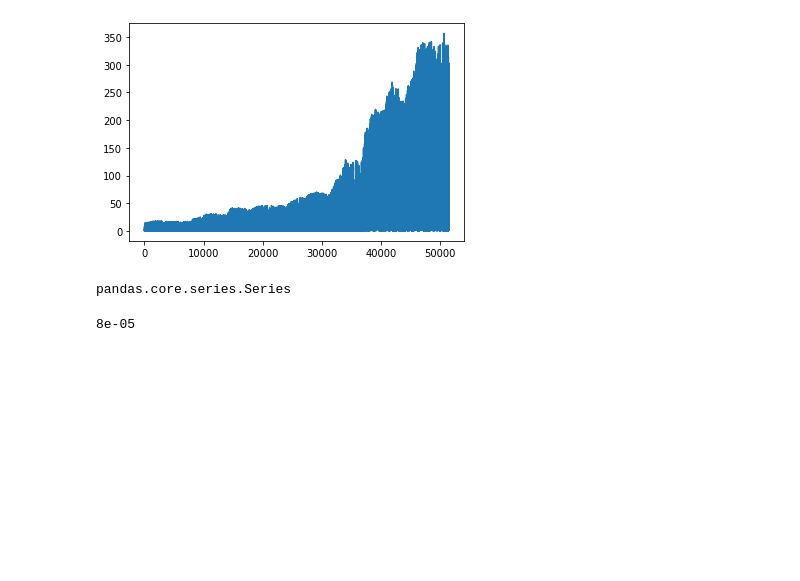
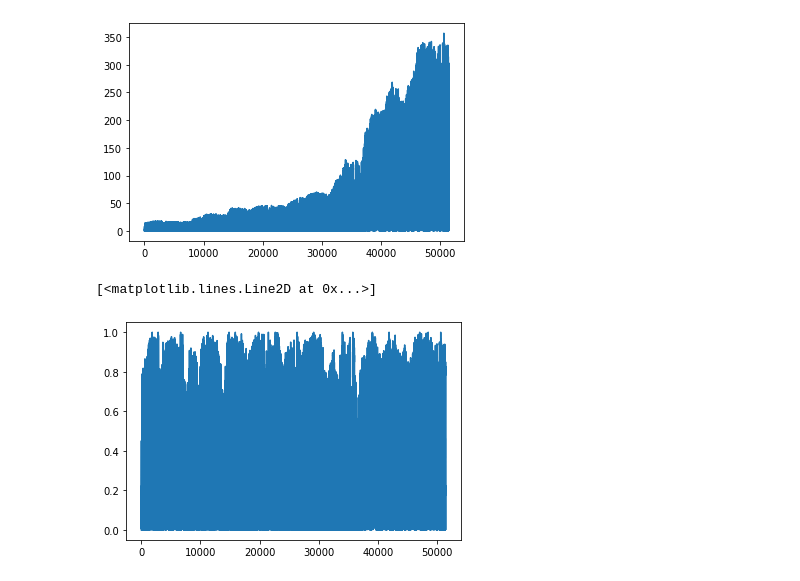
Before and after one commit to UW-EnergyForecaster/EnergyForecasters, a Jupyter notebook: examples/model_development_3.ipynb, the cells around one changed output. Drawn from its saved outputs; the diff is of its cells as text; code cells hidden in the pictures; blank space fills up the shorter version.

```diff
--- a/examples/model_development_3.ipynb
+++ b/examples/model_development_3.ipynb
@@ -80,12 +80,3 @@ plt.plot(all_data_df.Solar)
 # %% [output]
 [<matplotlib.lines.Line2D at 0x...>]
 [figure]
-# %%
-a=all_data_df.Solar
-type(a)
-# %% [output]
-pandas.core.series.Series
-# %%
-a.iloc[0]
-# %% [output]
-8e-05
@@ -91,0 +85,5 @@ a.iloc[0]
+# %%
+plt.plot(normalized_solar)
+# %% [output]
+[<matplotlib.lines.Line2D at 0x...>]
+[figure, added]
```
Also changed, not shown: parts of 5 cells of this notebook, 1 other file.
